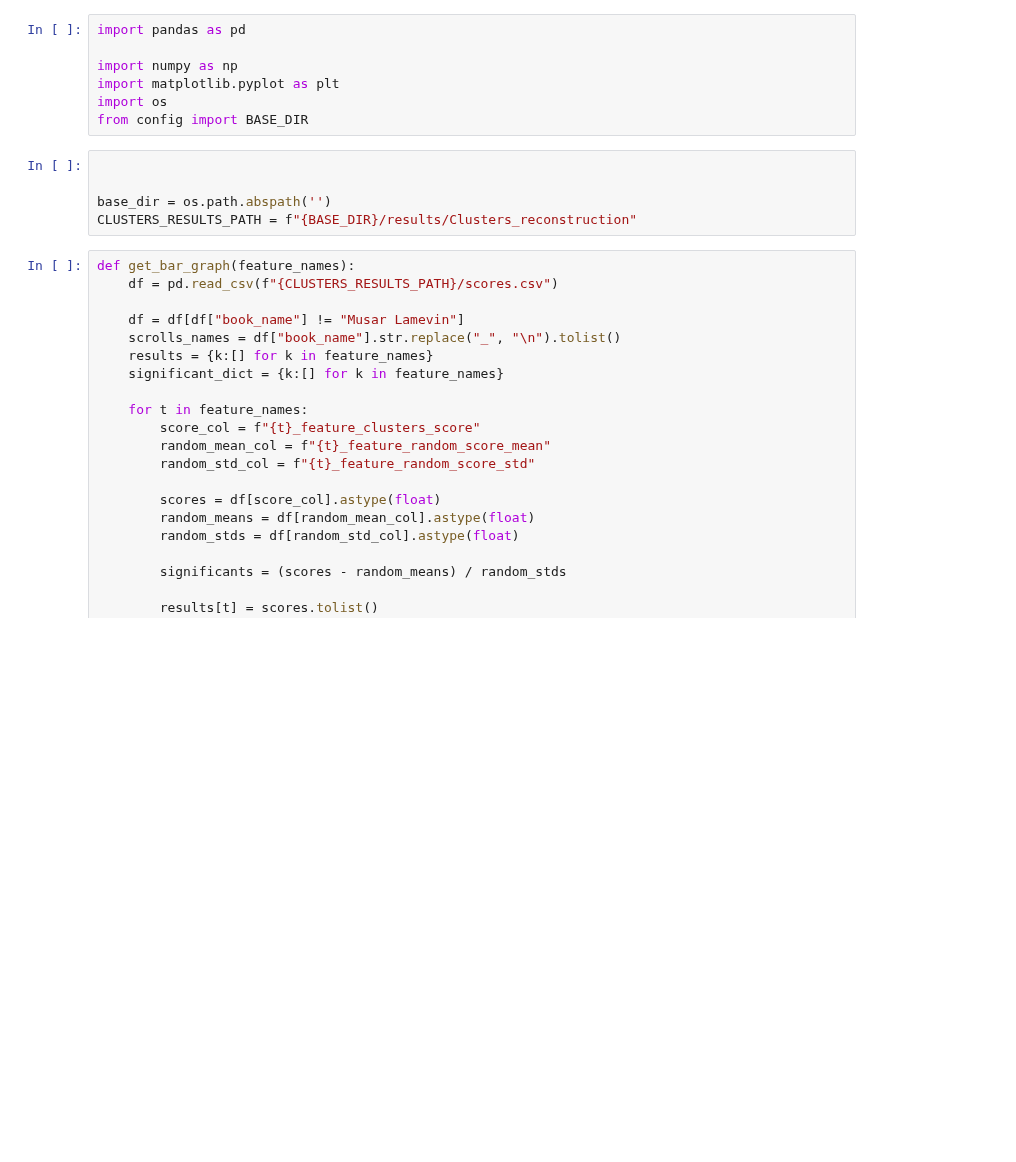
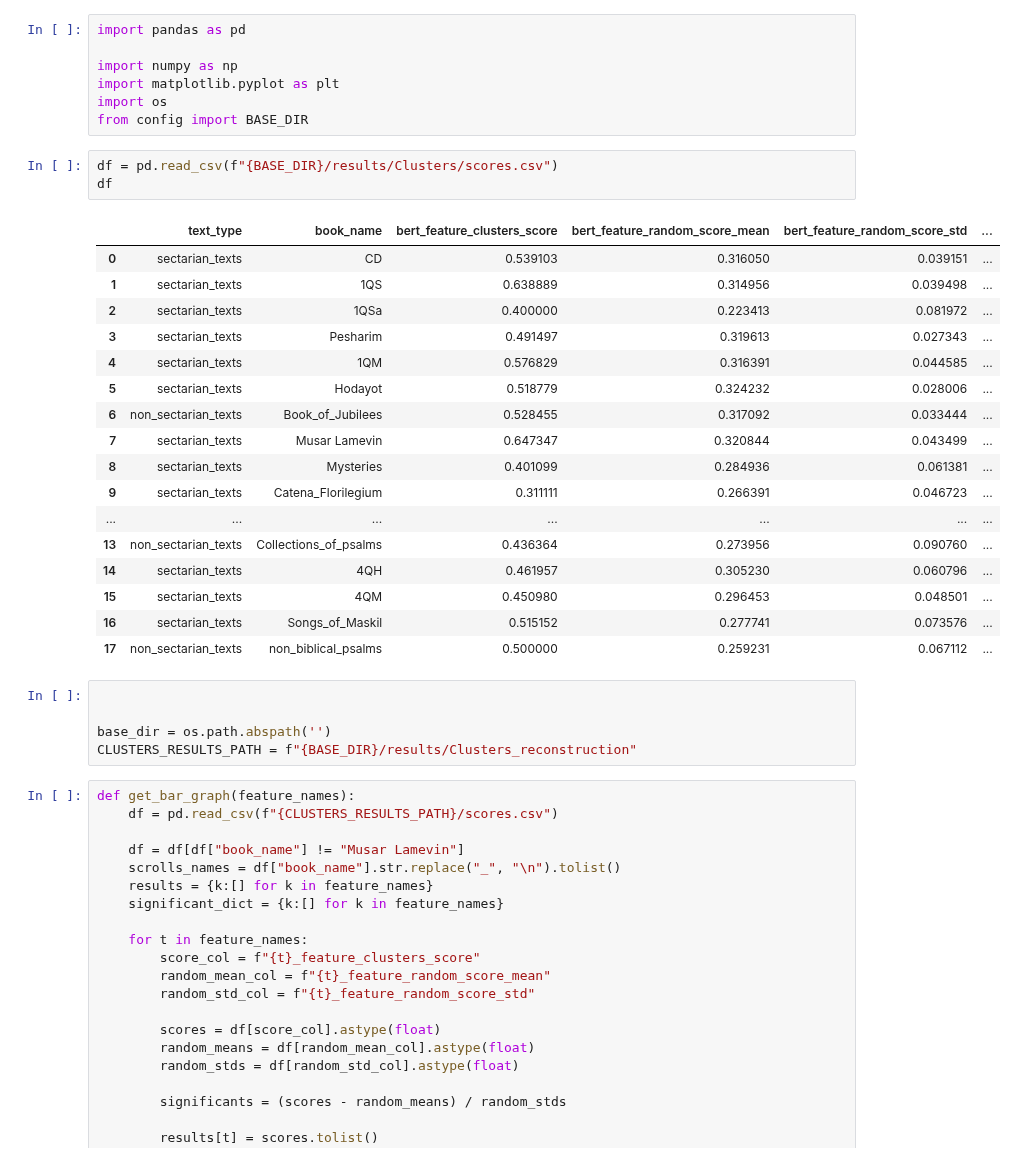
Before and after one commit to yonatanlou/QumranNLP, a Jupyter notebook: notebooks/1.0-initial-data-exploration.ipynb, the cells around one changed output. Saved outputs shown, nothing was run; the diff lists cells and outputs as text; blank space fills up the shorter version.

```diff
--- a/notebooks/1.0-initial-data-exploration.ipynb
+++ b/notebooks/1.0-initial-data-exploration.ipynb
@@ -5,6 +5,27 @@ import numpy as np
 import matplotlib.pyplot as plt
 import os
 from config import BASE_DIR
+# %%
+df = pd.read_csv(f"{BASE_DIR}/results/Clusters/scores.csv")
+df
+# %% [output]
+|  | text_type | book_name | bert_feature_clusters_score | bert_feature_random_score_mean | bert_feature_random_score_std | ... |
+| 0 | sectarian_texts | CD | 0.539103 | 0.316050 | 0.039151 | ... |
+| 1 | sectarian_texts | 1QS | 0.638889 | 0.314956 | 0.039498 | ... |
+| 2 | sectarian_texts | 1QSa | 0.400000 | 0.223413 | 0.081972 | ... |
+| 3 | sectarian_texts | Pesharim | 0.491497 | 0.319613 | 0.027343 | ... |
+| 4 | sectarian_texts | 1QM | 0.576829 | 0.316391 | 0.044585 | ... |
+| 5 | sectarian_texts | Hodayot | 0.518779 | 0.324232 | 0.028006 | ... |
+| 6 | non_sectarian_texts | Book_of_Jubilees | 0.528455 | 0.317092 | 0.033444 | ... |
+| 7 | sectarian_texts | Musar Lamevin | 0.647347 | 0.320844 | 0.043499 | ... |
+| 8 | sectarian_texts | Mysteries | 0.401099 | 0.284936 | 0.061381 | ... |
+| 9 | sectarian_texts | Catena_Florilegium | 0.311111 | 0.266391 | 0.046723 | ... |
+| ... | ... | ... | ... | ... | ... | ... |
+| 13 | non_sectarian_texts | Collections_of_psalms | 0.436364 | 0.273956 | 0.090760 | ... |
+| 14 | sectarian_texts | 4QH | 0.461957 | 0.305230 | 0.060796 | ... |
+| 15 | sectarian_texts | 4QM | 0.450980 | 0.296453 | 0.048501 | ... |
+| 16 | sectarian_texts | Songs_of_Maskil | 0.515152 | 0.277741 | 0.073576 | ... |
+| 17 | non_sectarian_texts | non_biblical_psalms | 0.500000 | 0.259231 | 0.067112 | ... |
 # %%
 
 
```
